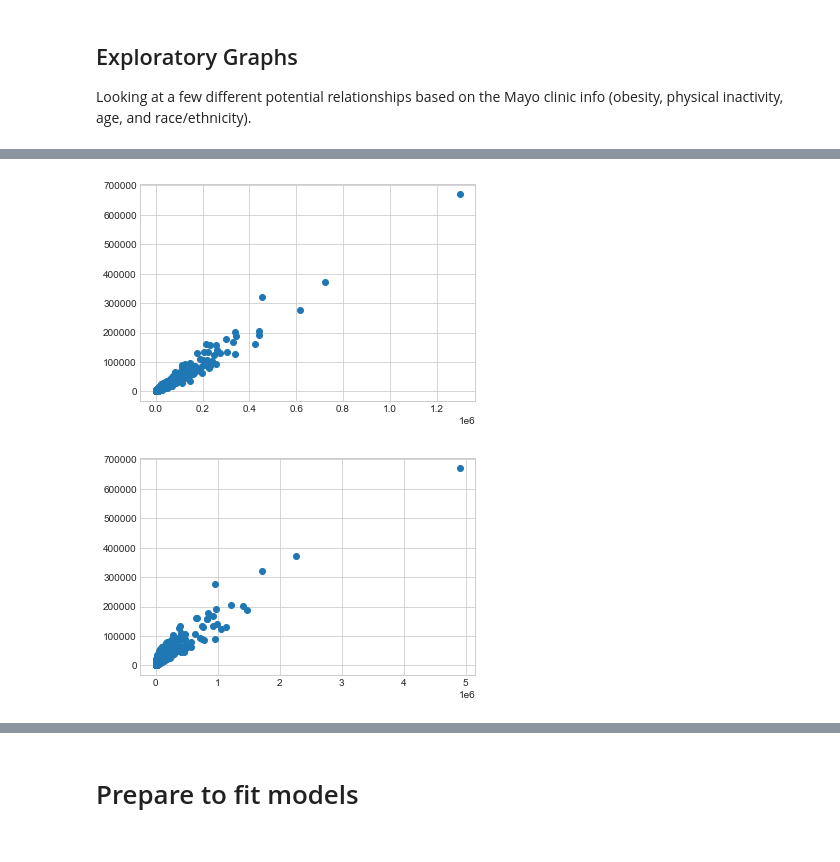
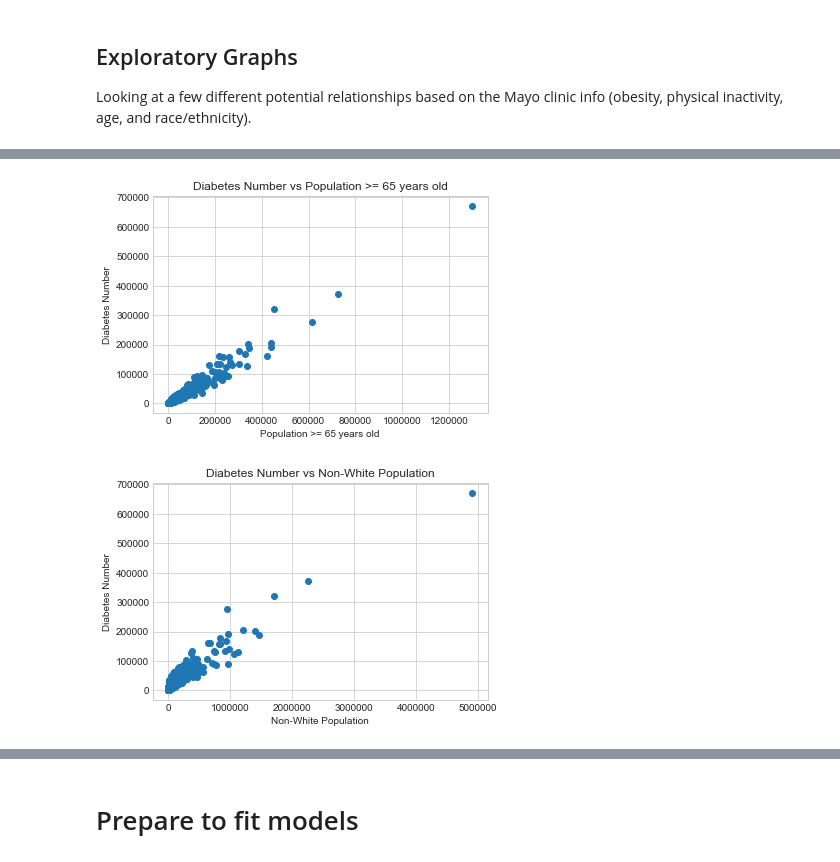
Before and after one commit to monicadelacruz/CSS-Project-2-Team-5-Fall-2020, a Jupyter notebook: project2-final.ipynb, the cells around one changed output, grey strips where cells are left out. Saved outputs shown, nothing was run; the diff lists cells and outputs as text; code cells hidden in the pictures.

```diff
--- a/project2-final.ipynb
+++ b/project2-final.ipynb
@@ -139,18 +155,25 @@ plt.plot(clean.iloc[:,81], clean.Diabetes_Number, 'o');
 # %%
 plt.plot(clean.iloc[:,87], clean.Diabetes_Number, 'o');
+plt.title("Diabetes Number vs Population >= 65 years old")
+plt.xlabel("Population >= 65 years old")
+plt.ylabel("Diabetes Number")
+plt.show()
 # population 65 yrs and older
 # linear !
 # %% [output]
-[figure, old version]
+[figure, new version]
 # %%
 nonwhitepopulation = clean.iloc[:,7] - clean.iloc[:,11]
-
 plt.plot(nonwhitepopulation, clean.Diabetes_Number, 'o');
+plt.title("Diabetes Number vs Non-White Population")
+plt.xlabel("Non-White Population")
+plt.ylabel("Diabetes Number")
+plt.show()
 
 # the proportion of the county population that is NOT monoracial white
 # doesn't seem to be strongly correlated
 # %% [output]
-[figure, old version]
+[figure, new version]
 # %%
 hispanicpopulation = clean.iloc[:,45]
 plt.plot(hispanicpopulation, clean.Diabetes_Number, 'o');
```
Also changed, not shown: parts of 6 cells of this notebook.
